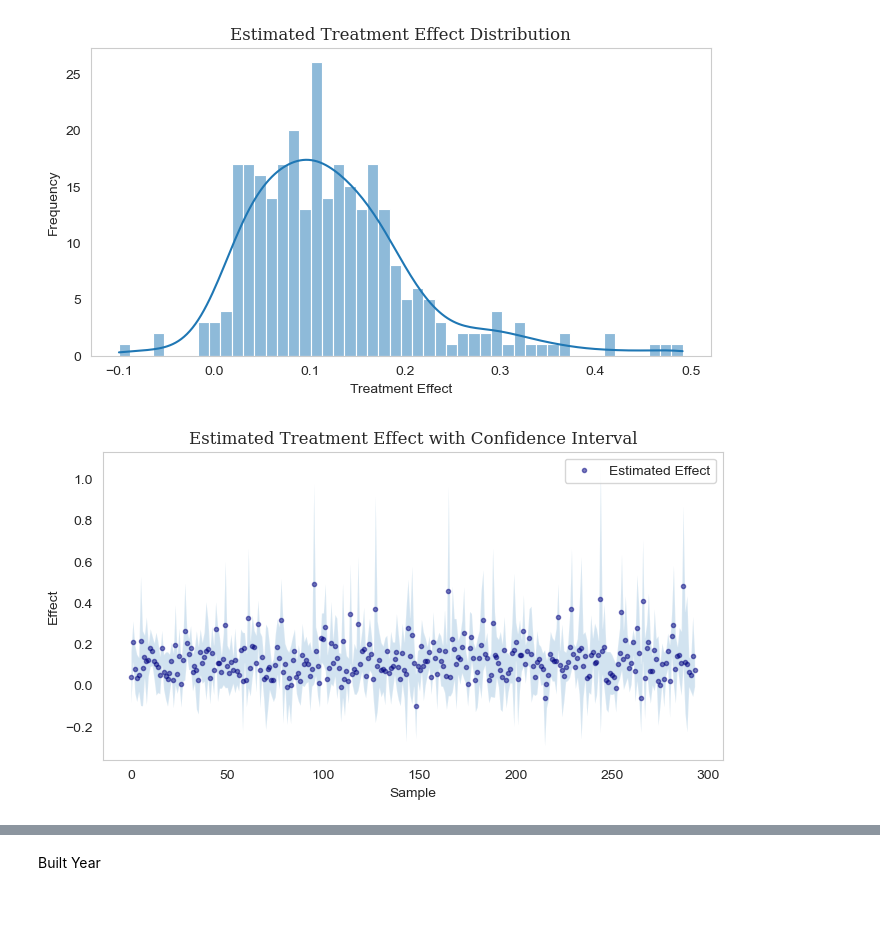
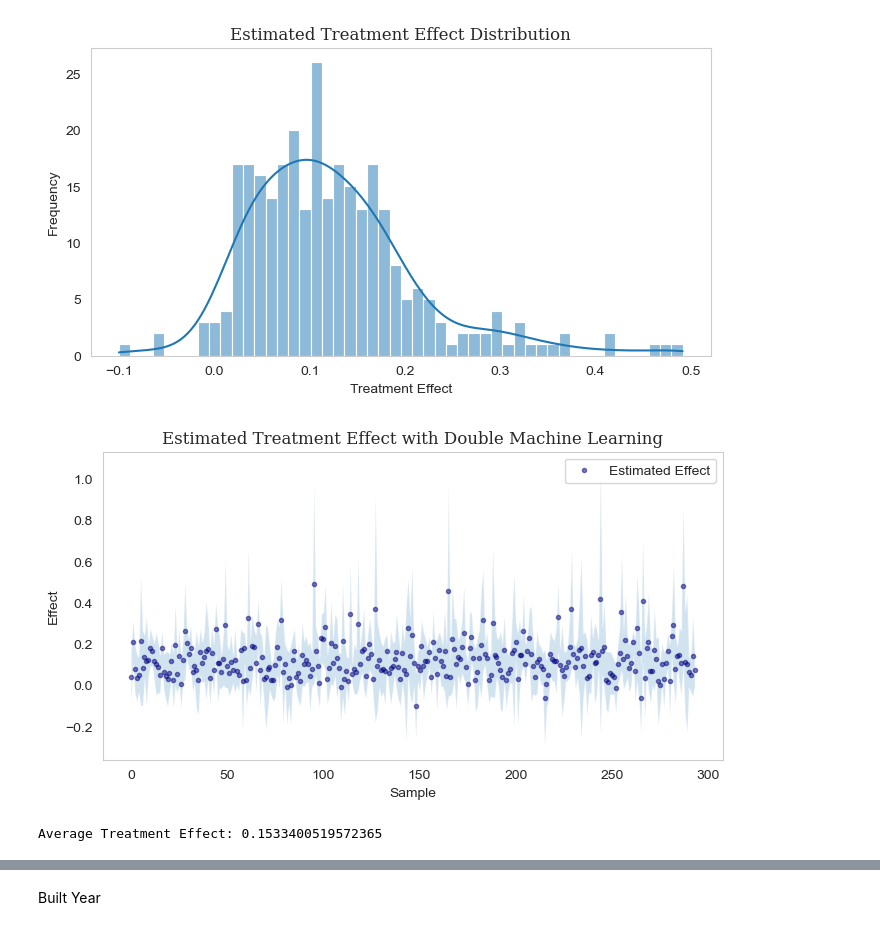
Before and after one commit to Tommylee1013/IndustrialMathematics, a Jupyter notebook: Projects/Regression.ipynb, the cells around one changed output, grey strips where cells are left out. Saved outputs shown, nothing was run; the diff lists cells and outputs as text; code cells hidden in the pictures.

```diff
--- a/Projects/Regression.ipynb
+++ b/Projects/Regression.ipynb
@@ -175,13 +174,18 @@ plt.show()
 # %%
 treatment_effect_lower, treatment_effect_upper = dml_model.effect_interval(X_train)
 plt.figure(figsize = (8,4))
 plt.fill_between(range(len(X_train)), treatment_effect_lower, treatment_effect_upper, alpha = 0.2)
 plt.scatter(range(len(X_train)), treatment_effect, label='Estimated Effect', marker = '.', color = 'navy', alpha = 0.5)
-plt.title('Estimated Treatment Effect with Confidence Interval', fontsize = 12, fontfamily = 'Serif')
+plt.title('Estimated Treatment Effect with Double Machine Learning', fontsize = 12, fontfamily = 'Serif')
 plt.grid(False)
 plt.xlabel('Sample')
 plt.ylabel('Effect')
 plt.legend()
 plt.show()
 # %% [output]
-[figure, old version]
+[figure, new version]
+# %%
+treatment_effect = dml_model.effect(X_test)
+print("Average Treatment Effect:", np.mean(treatment_effect))
+# %% [output]
+Average Treatment Effect: 0.1533400519572365
```
Also changed, not shown: parts of 15 cells of this notebook, 2 other files.
